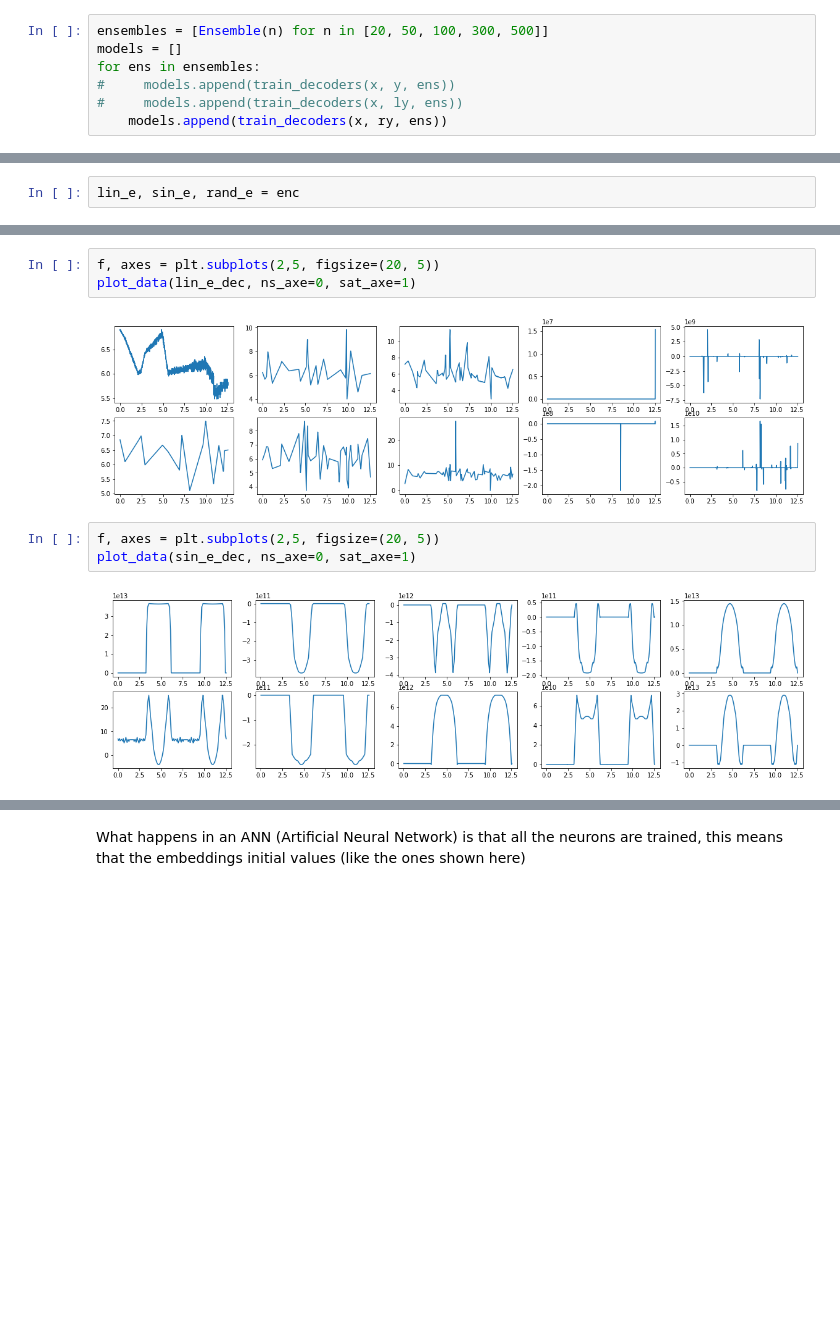
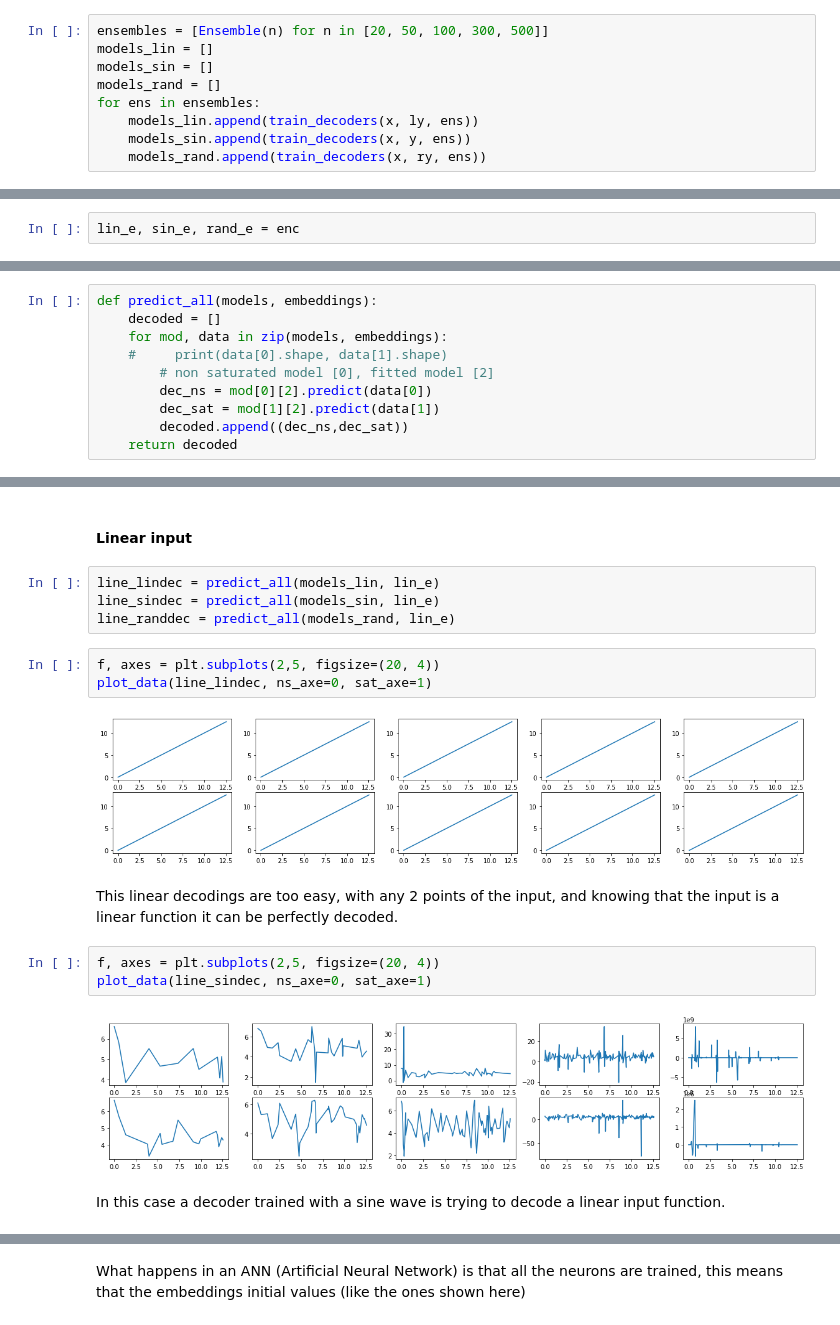
Before and after one commit to leomrocha/neural-representations, a Jupyter notebook: notebooks/ScalarRepresentation_tests.ipynb, the cells around one changed output, grey strips where cells are left out. Cells and saved outputs as stored; diff of their text form; blank space fills up the shorter version.

Commit message:
improving graphs, going on with the text

```diff
--- a/notebooks/ScalarRepresentation_tests.ipynb
+++ b/notebooks/ScalarRepresentation_tests.ipynb
@@ -288,8 +305,10 @@ def train_decoders(x_data, y_data, enc, test_size=0.5):
 Training the decoders
 # %%
 ensembles = [Ensemble(n) for n in [20, 50, 100, 300, 500]]
-models = []
+models_lin = []
+models_sin = []
+models_rand = []
 for ens in ensembles:
-#     models.append(train_decoders(x, y, ens))
-#     models.append(train_decoders(x, ly, ens))
-    models.append(train_decoders(x, ry, ens))
+    models_lin.append(train_decoders(x, ly, ens))
+    models_sin.append(train_decoders(x, y, ens))
+    models_rand.append(train_decoders(x, ry, ens))
@@ -342,0 +326,10 @@ for mod, data in zip(models, rand_e):
+# %%
+def predict_all(models, embeddings):
+    decoded = []
+    for mod, data in zip(models, embeddings):
+    #     print(data[0].shape, data[1].shape)
+        # non saturated model [0], fitted model [2]
+        dec_ns = mod[0][2].predict(data[0])
+        dec_sat = mod[1][2].predict(data[1])
+        decoded.append((dec_ns,dec_sat))
+    return decoded
@@ -343,11 +341,21 @@ for mod, data in zip(models, rand_e):
+# %% [markdown]
+#### Linear input
+# %%
+line_lindec = predict_all(models_lin, lin_e)
+line_sindec = predict_all(models_sin, lin_e)
+line_randdec = predict_all(models_rand, lin_e)
 # %%
-f, axes = plt.subplots(2,5, figsize=(20, 5))
-plot_data(lin_e_dec, ns_axe=0, sat_axe=1)
+f, axes = plt.subplots(2,5, figsize=(20, 4))
+plot_data(line_lindec, ns_axe=0, sat_axe=1)
 # %% [output]
-[figure, old version]
+[figure, new version]
+# %% [markdown]
+This linear decodings are too easy, with any 2 points of the input, and knowing that the input is a linear function it can be perfectly decoded.
 # %%
-f, axes = plt.subplots(2,5, figsize=(20, 5))
-plot_data(sin_e_dec, ns_axe=0, sat_axe=1)
+f, axes = plt.subplots(2,5, figsize=(20, 4))
+plot_data(line_sindec, ns_axe=0, sat_axe=1)
 # %% [output]
-[figure, old version]
+[figure, new version]
+# %% [markdown]
+In this case a decoder trained with a sine wave is trying to decode a linear input function.
 # %%
```
Also changed, not shown: parts of 32 cells of this notebook.
